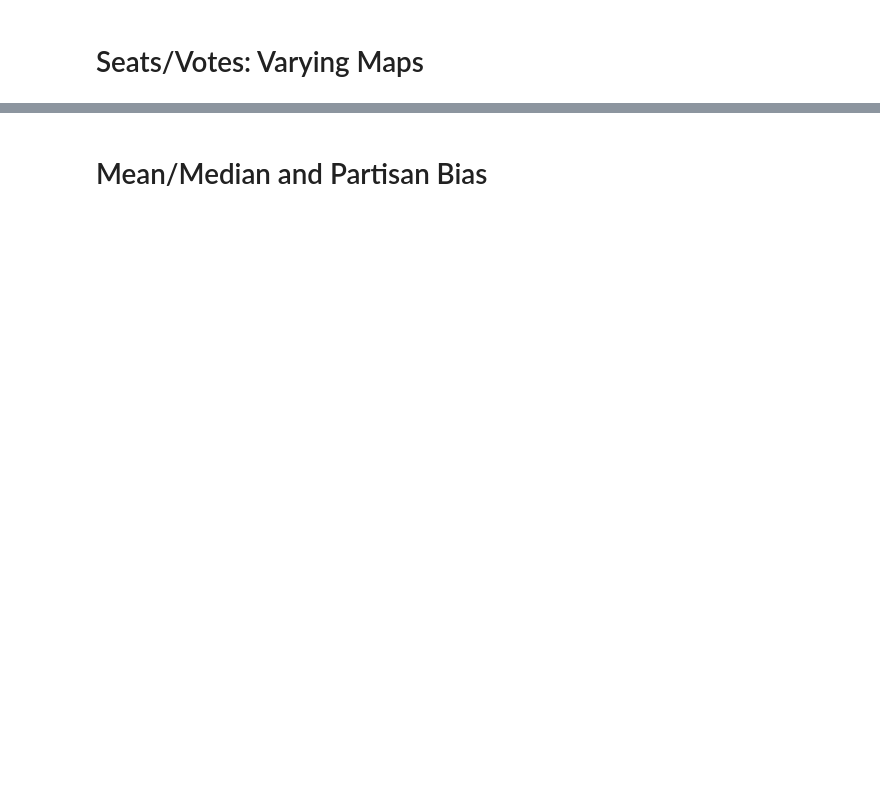
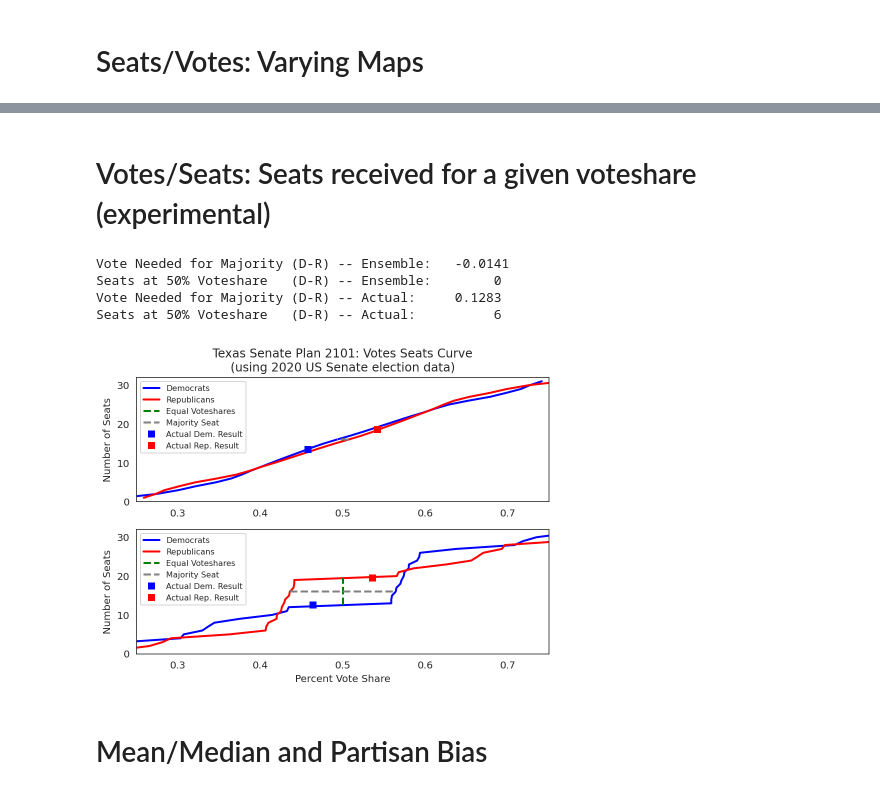
Before and after one commit to scott-norris-math/GerryWrap, a Jupyter notebook: TXSN-plots.ipynb, the cells around one changed output, grey strips where cells are left out. Cells and saved outputs as stored; diff of their text form; code cells hidden in the pictures; blank space fills up the shorter version.

```diff
--- a/TXSN-plots.ipynb
+++ b/TXSN-plots.ipynb
@@ -71,2 +89,16 @@ plt.show()
+# %% [markdown]
+# Votes/Seats:  Seats received for a given voteshare (experimental)
+# %%
+importlib.reload(gw)
+plot_title = mstring + ': Votes Seats Curve\n(using 2020 US Senate election data)'
+myplot = gw.votes_seats_ensemble(ensembles[-100000:,:], mapresult, plot_title)
+myplot.savefig(mdir + mstring + '-votesseats-' + esrc + '.png')
+plt.show()
+# %% [output]
+Vote Needed for Majority (D-R) -- Ensemble:   -0.0141
+Seats at 50% Voteshare   (D-R) -- Ensemble:        0
+Vote Needed for Majority (D-R) -- Actual:     0.1283
+Seats at 50% Voteshare   (D-R) -- Actual:          6
+[figure, added]
 # %% [markdown]
 # Mean/Median and Partisan Bias
```
Also changed, not shown: parts of 10 cells of this notebook, 21 other files.
